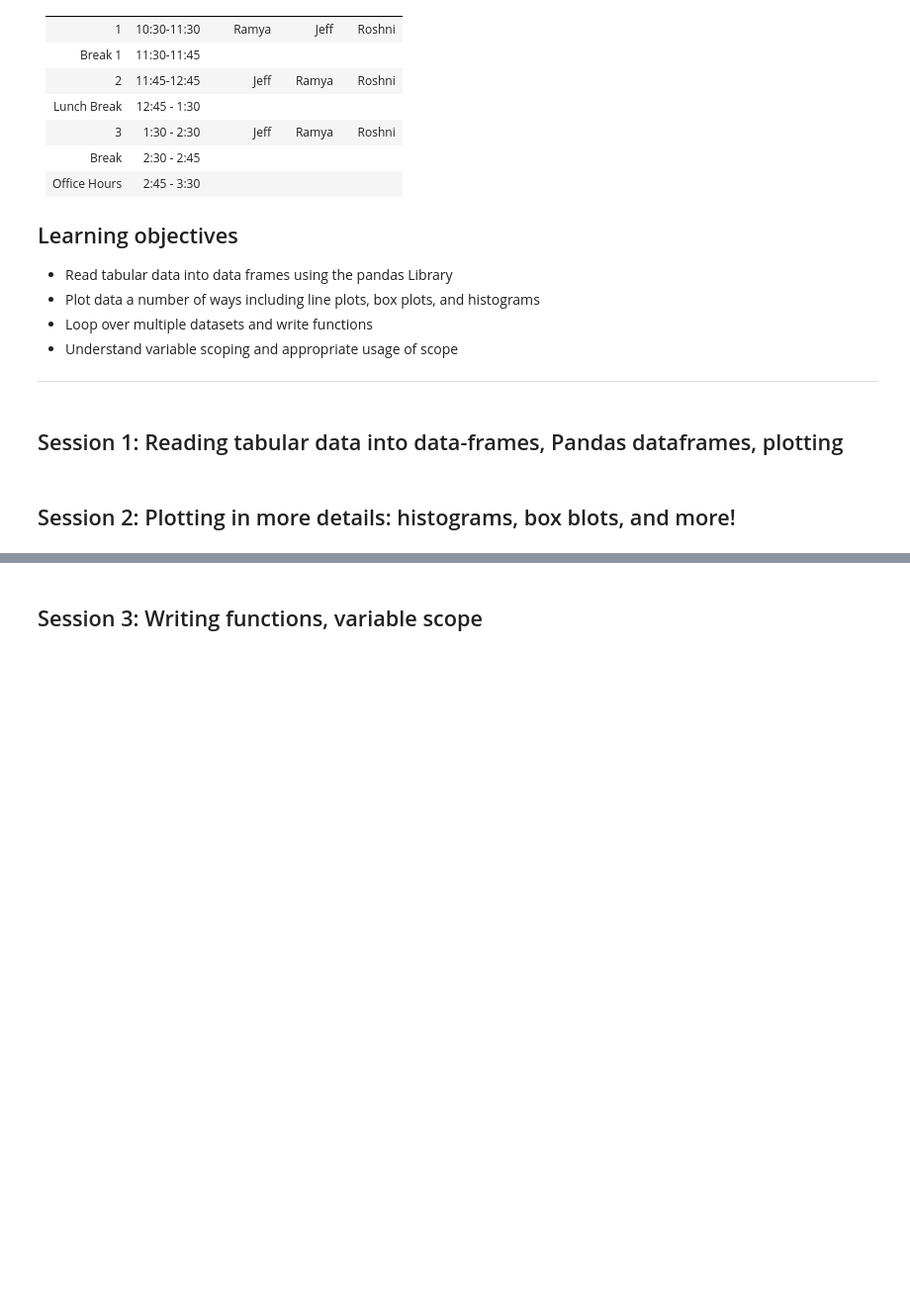
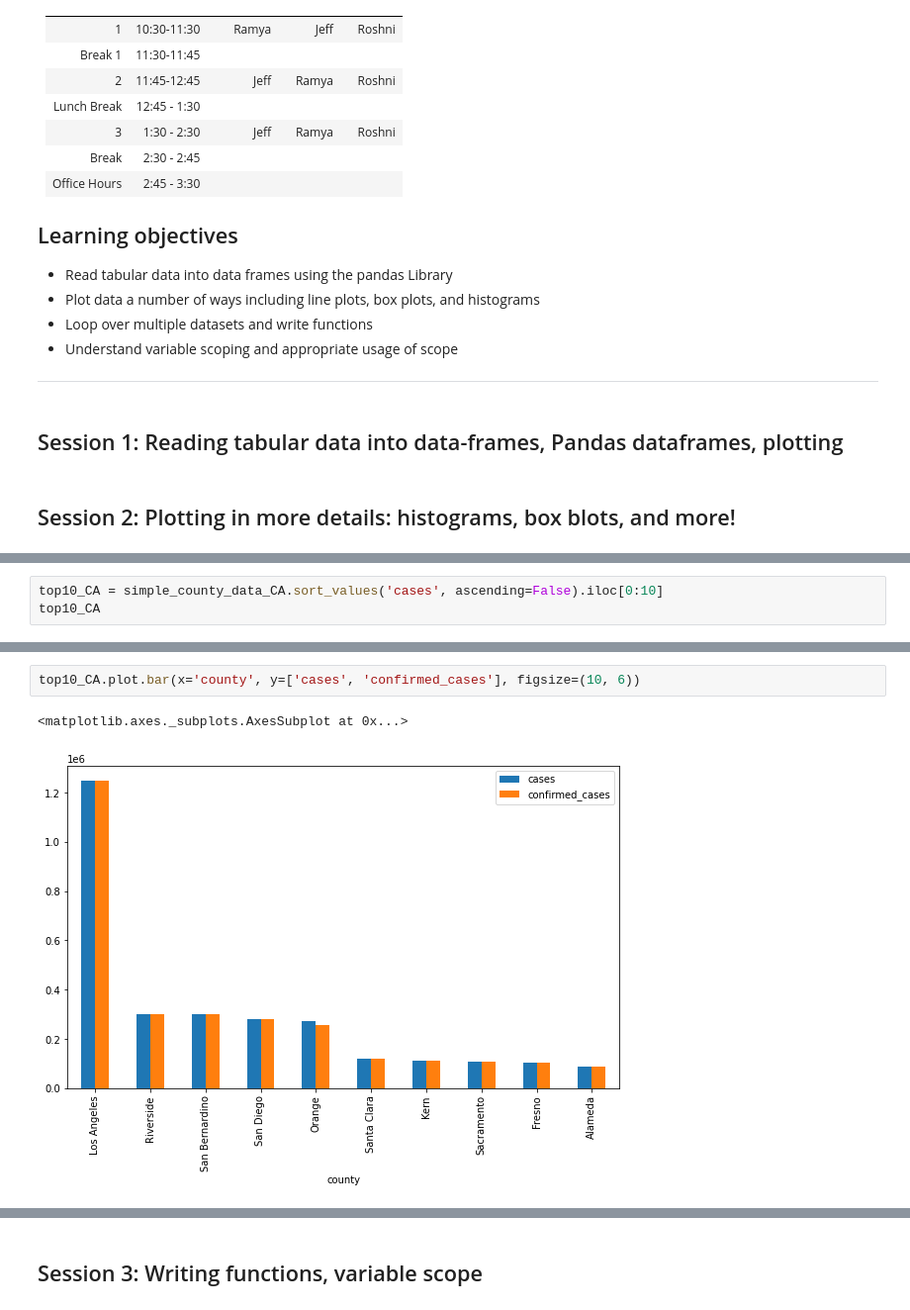
Before and after one commit to ramyarangan/ssrp_srec_python_workshop_2021, a Jupyter notebook: day4_python_room2.ipynb, the cells around one changed output, grey strips where cells are left out. Shown at 99% size. Saved outputs shown, nothing was run; the diff lists cells and outputs as text; blank space fills up the shorter version.

```diff
--- a/day4_python_room2.ipynb
+++ b/day4_python_room2.ipynb
@@ -31,0 +372,3 @@ Schedule
+# %%
+top10_CA = simple_county_data_CA.sort_values('cases', ascending=False).iloc[0:10]
+top10_CA
@@ -31,0 +387,5 @@ Schedule
+# %%
+top10_CA.plot.bar(x='county', y=['cases', 'confirmed_cases'], figsize=(10, 6))
+# %% [output]
+<matplotlib.axes._subplots.AxesSubplot at 0x...>
+[figure, added]
```
Also changed, not shown: parts of 43 cells of this notebook.
